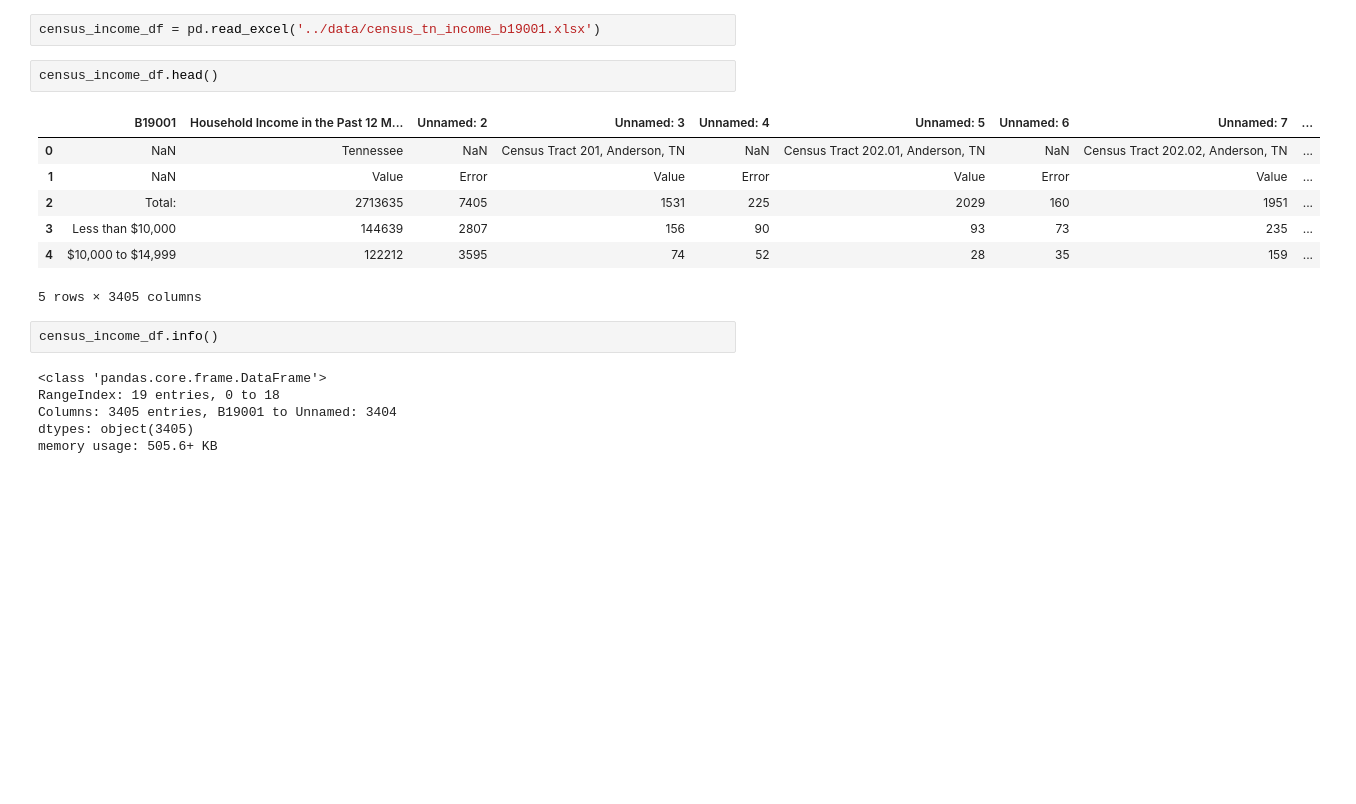
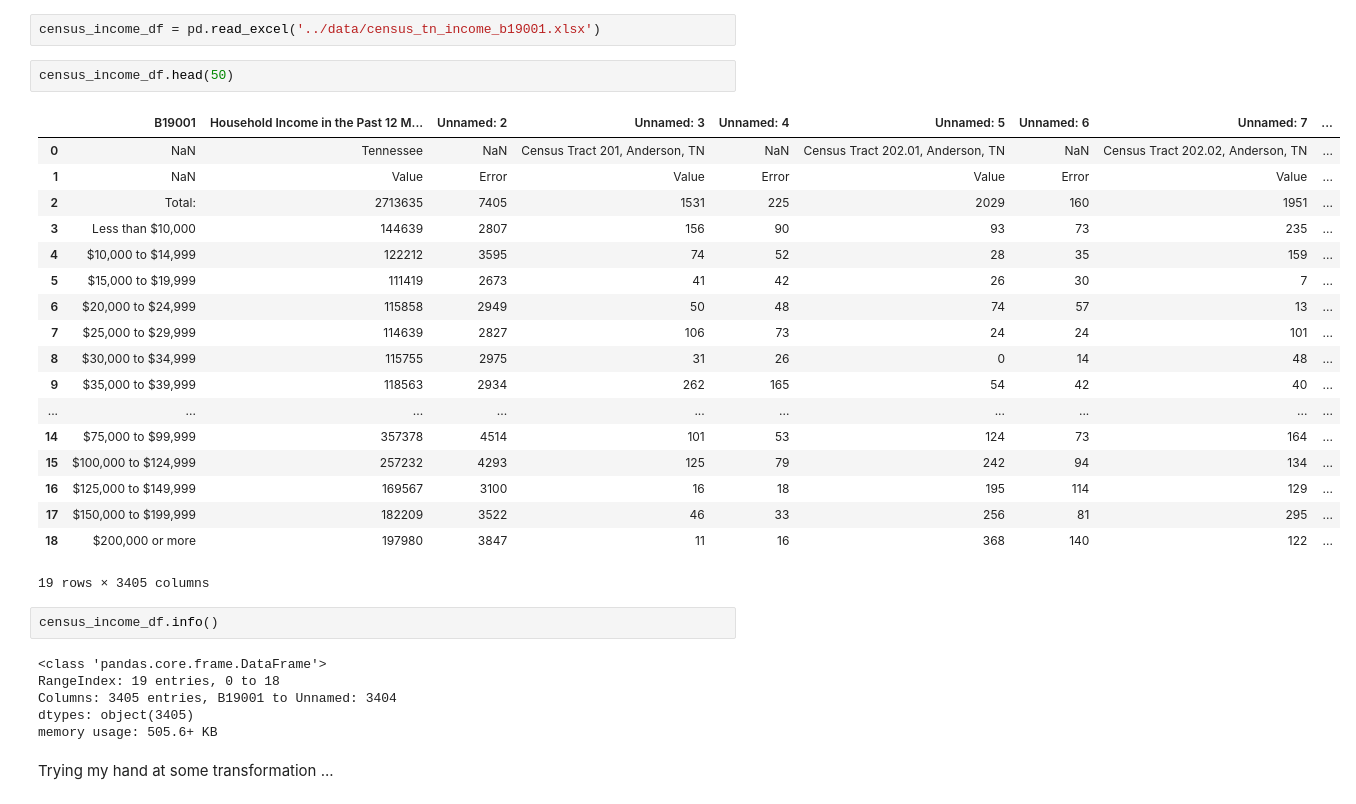
Before and after one commit to marthahunter/food-access, a Jupyter notebook: notebooks/food_access.ipynb, the cells around one changed output. Cells and saved outputs as stored; diff of their text form; blank space fills up the shorter version.

```diff
--- a/notebooks/food_access.ipynb
+++ b/notebooks/food_access.ipynb
@@ -34,15 +36,26 @@ Reading in Census dataset and checking head/info. This will need to be cleaned a
 # %%
 census_income_df = pd.read_excel('../data/census_tn_income_b19001.xlsx')
 # %%
-census_income_df.head()
+census_income_df.head(50)
 # %% [output]
 |  | B19001 | Household Income in the Past 12 M... | Unnamed: 2 | Unnamed: 3 | Unnamed: 4 | Unnamed: 5 | Unnamed: 6 | Unnamed: 7 | ... |
 | 0 | NaN | Tennessee | NaN | Census Tract 201, Anderson, TN | NaN | Census Tract 202.01, Anderson, TN | NaN | Census Tract 202.02, Anderson, TN | ... |
 | 1 | NaN | Value | Error | Value | Error | Value | Error | Value | ... |
 | 2 | Total: | 2713635 | 7405 | 1531 | 225 | 2029 | 160 | 1951 | ... |
 | 3 | Less than $10,000 | 144639 | 2807 | 156 | 90 | 93 | 73 | 235 | ... |
 | 4 | $10,000 to $14,999 | 122212 | 3595 | 74 | 52 | 28 | 35 | 159 | ... |
+| 5 | $15,000 to $19,999 | 111419 | 2673 | 41 | 42 | 26 | 30 | 7 | ... |
+| 6 | $20,000 to $24,999 | 115858 | 2949 | 50 | 48 | 74 | 57 | 13 | ... |
+| 7 | $25,000 to $29,999 | 114639 | 2827 | 106 | 73 | 24 | 24 | 101 | ... |
+| 8 | $30,000 to $34,999 | 115755 | 2975 | 31 | 26 | 0 | 14 | 48 | ... |
+| 9 | $35,000 to $39,999 | 118563 | 2934 | 262 | 165 | 54 | 42 | 40 | ... |
+| ... | ... | ... | ... | ... | ... | ... | ... | ... | ... |
+| 14 | $75,000 to $99,999 | 357378 | 4514 | 101 | 53 | 124 | 73 | 164 | ... |
+| 15 | $100,000 to $124,999 | 257232 | 4293 | 125 | 79 | 242 | 94 | 134 | ... |
+| 16 | $125,000 to $149,999 | 169567 | 3100 | 16 | 18 | 195 | 114 | 129 | ... |
+| 17 | $150,000 to $199,999 | 182209 | 3522 | 46 | 33 | 256 | 81 | 295 | ... |
+| 18 | $200,000 or more | 197980 | 3847 | 11 | 16 | 368 | 140 | 122 | ... |
-5 rows × 3405 columns
+19 rows × 3405 columns
 # %%
 census_income_df.info()
 # %% [output]
@@ -51,3 +64,5 @@ RangeIndex: 19 entries, 0 to 18
 Columns: 3405 entries, B19001 to Unnamed: 3404
 dtypes: object(3405)
 memory usage: 505.6+ KB
+# %% [markdown]
+Trying my hand at some transformation ...
```
Also changed, not shown: parts of 1 cell of this notebook.
